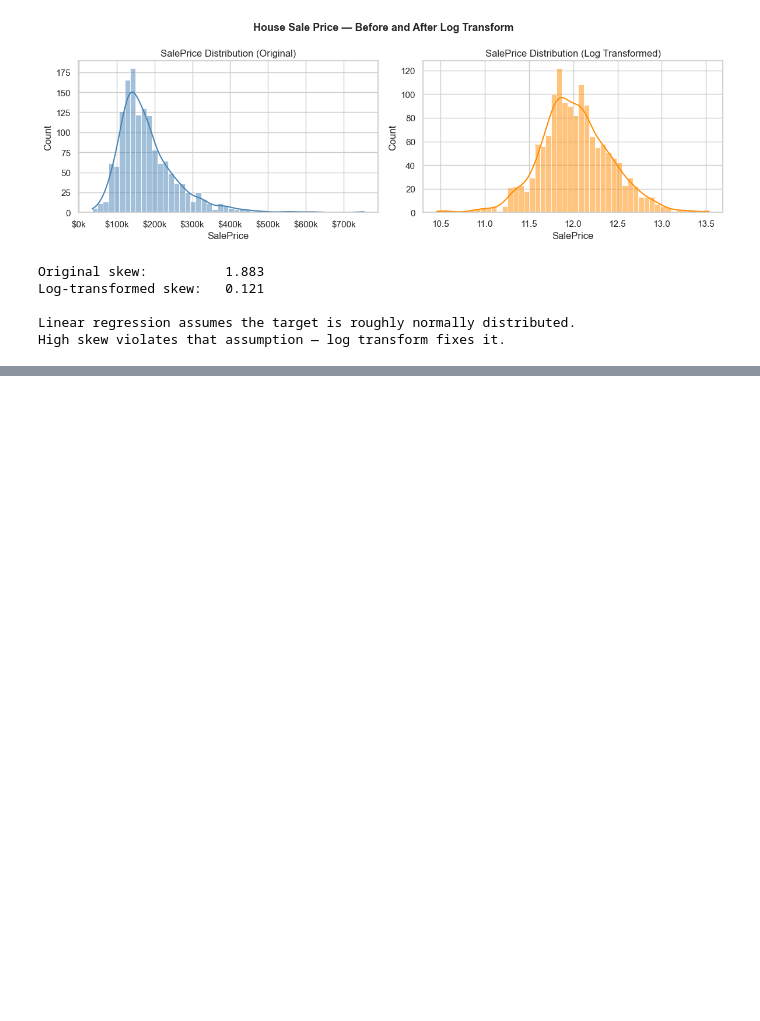
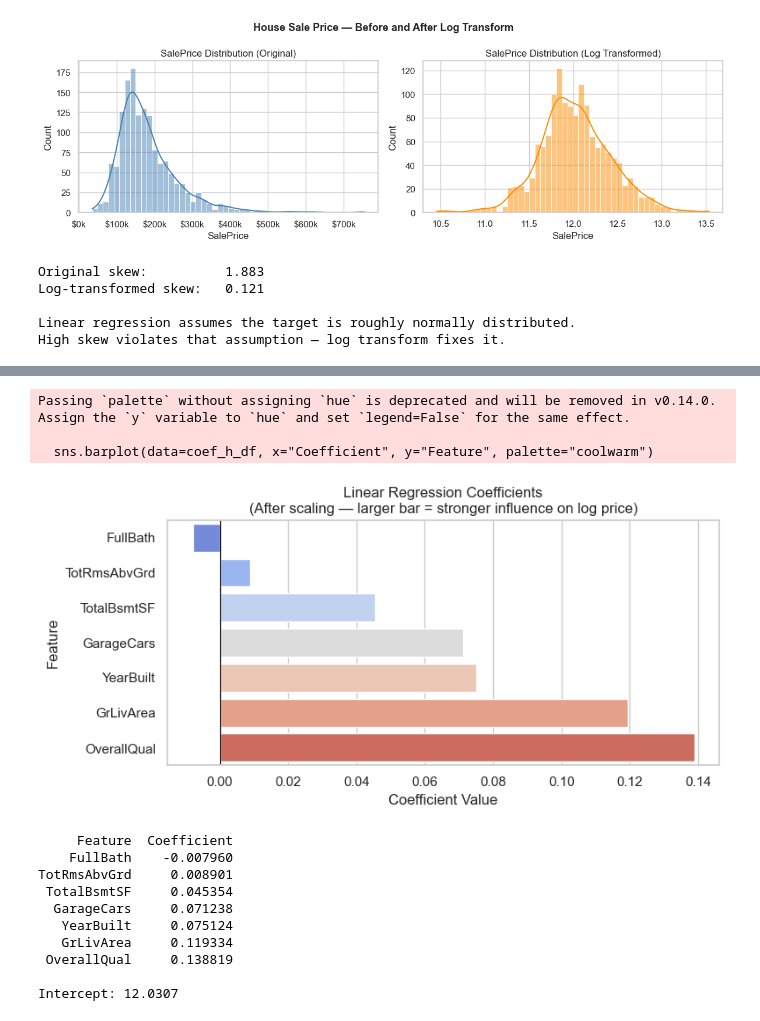
Before and after one commit to hpitta26/Sprinternship-Code, a Jupyter notebook: lesson_3.ipynb, the cells around one changed output, grey strips where cells are left out. Cells and saved outputs as stored; diff of their text form; code cells hidden in the pictures; blank space fills up the shorter version.

```diff
--- a/lesson_3.ipynb
+++ b/lesson_3.ipynb
@@ -305,0 +449,31 @@ houses_clean[HOUSE_FEATURES].describe().round(1)
+# %%
+coef_h_df = pd.DataFrame({
+    "Feature": HOUSE_FEATURES,
+    "Coefficient": lin_reg.coef_
+}).sort_values("Coefficient")
+
+plt.figure(figsize=(8, 4))
+sns.barplot(data=coef_h_df, x="Coefficient", y="Feature", palette="coolwarm")
+plt.axvline(0, color="black", linewidth=0.8)
+plt.title("Linear Regression Coefficients\n(After scaling — larger bar = stronger influence on log price)")
+plt.xlabel("Coefficient Value")
+plt.tight_layout()
+plt.show()
+
+print(coef_h_df.to_string(index=False))
+print(f"\nIntercept: {lin_reg.intercept_:.4f}")
+# %% [output]
+Passing `palette` without assigning `hue` is deprecated and will be removed in v0.14.0. Assign the `y` variable to `hue` and set `legend=False` for the same effect.
+
+  sns.barplot(data=coef_h_df, x="Coefficient", y="Feature", palette="coolwarm")
+[figure, added]
+     Feature  Coefficient
+    FullBath    -0.007960
+TotRmsAbvGrd     0.008901
+ TotalBsmtSF     0.045354
+  GarageCars     0.071238
+   YearBuilt     0.075124
+   GrLivArea     0.119334
+ OverallQual     0.138819
+
+Intercept: 12.0307
```
Also changed, not shown: parts of 15 cells of this notebook.
